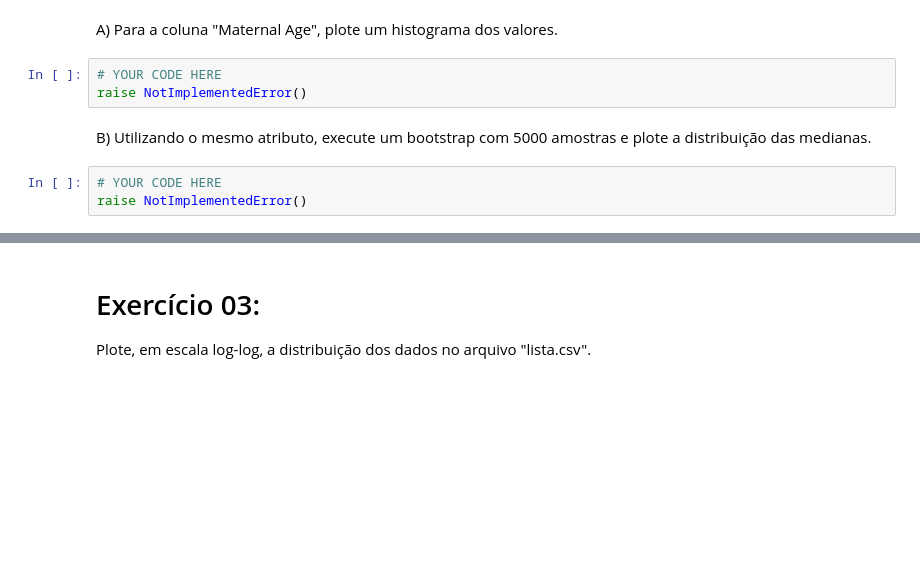
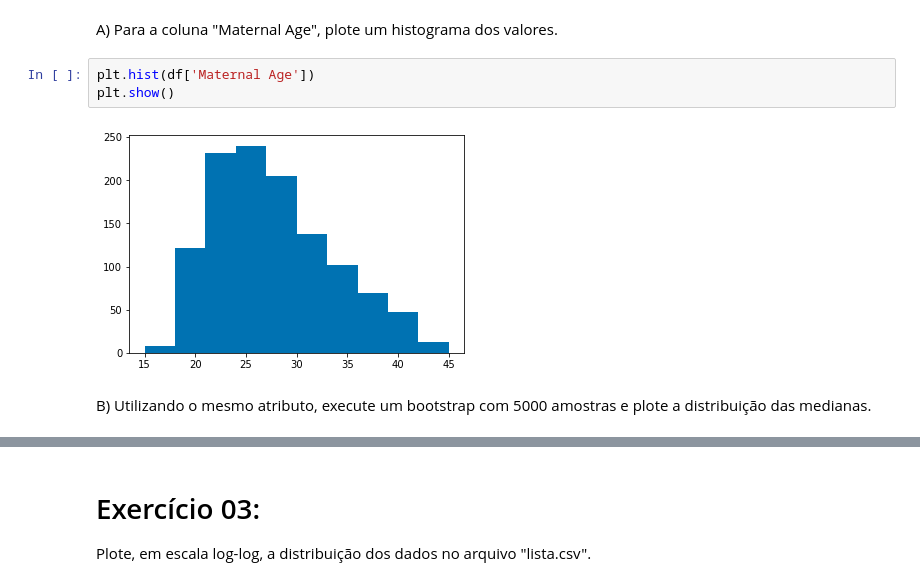
Before and after one commit to brenomatos/icd, a Jupyter notebook: Lista03/Lista03.ipynb, the cells around one changed output, grey strips where cells are left out. Drawn from its saved outputs; the diff is of its cells as text; blank space fills up the shorter version.

```diff
--- a/Lista03/Lista03.ipynb
+++ b/Lista03/Lista03.ipynb
@@ -79,11 +86,10 @@ def resposta():
 Agora vamos calcular intervalos de confiança utilizando bootstrap.
 # %% [markdown]
 A) Para a coluna "Maternal Age", plote um histograma dos valores.
-# %%
-# YOUR CODE HERE
-raise NotImplementedError()
+# %%
+plt.hist(df['Maternal Age'])
+plt.show()
+# %% [output]
+[figure, added]
 # %% [markdown]
 B) Utilizando o mesmo atributo, execute um bootstrap com 5000 amostras e plote a distribuição das medianas.
-# %%
-# YOUR CODE HERE
-raise NotImplementedError()
```
Also changed, not shown: parts of 4 cells of this notebook.
